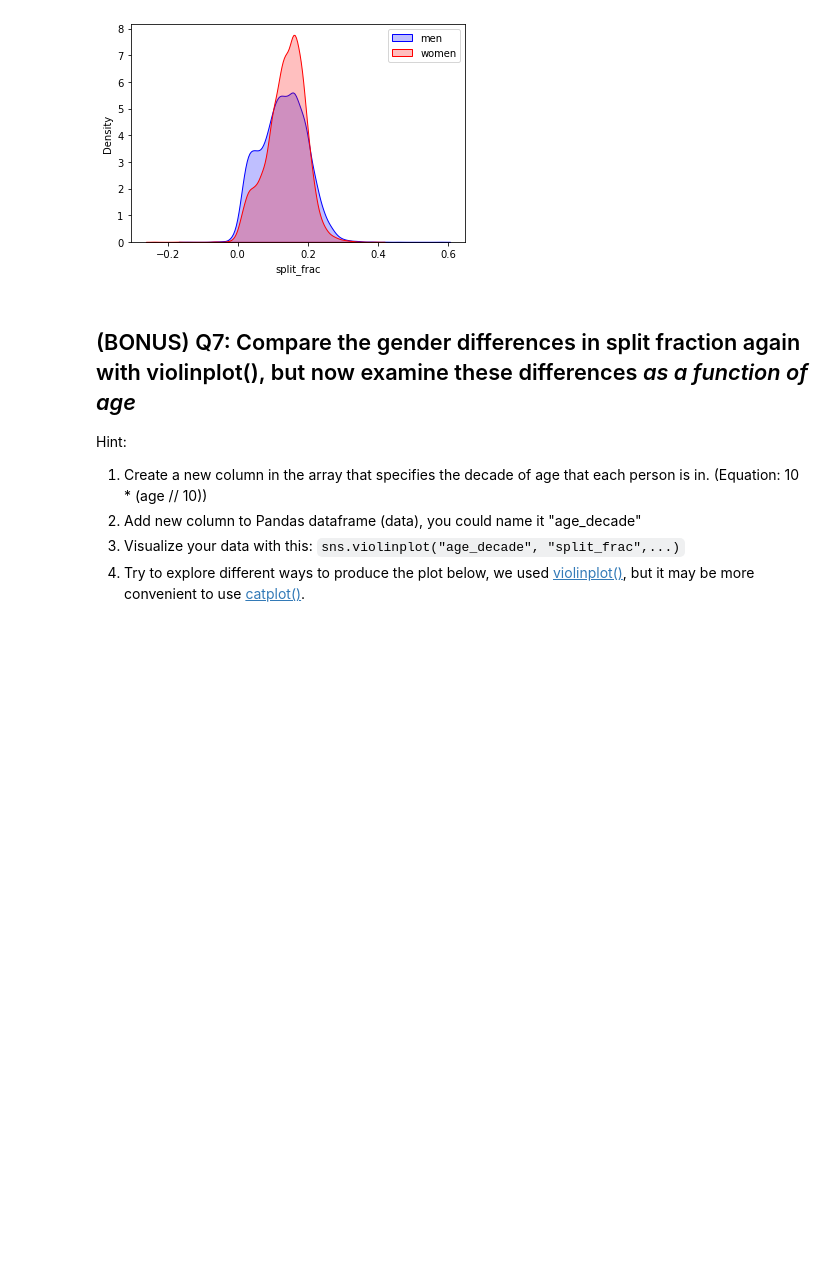
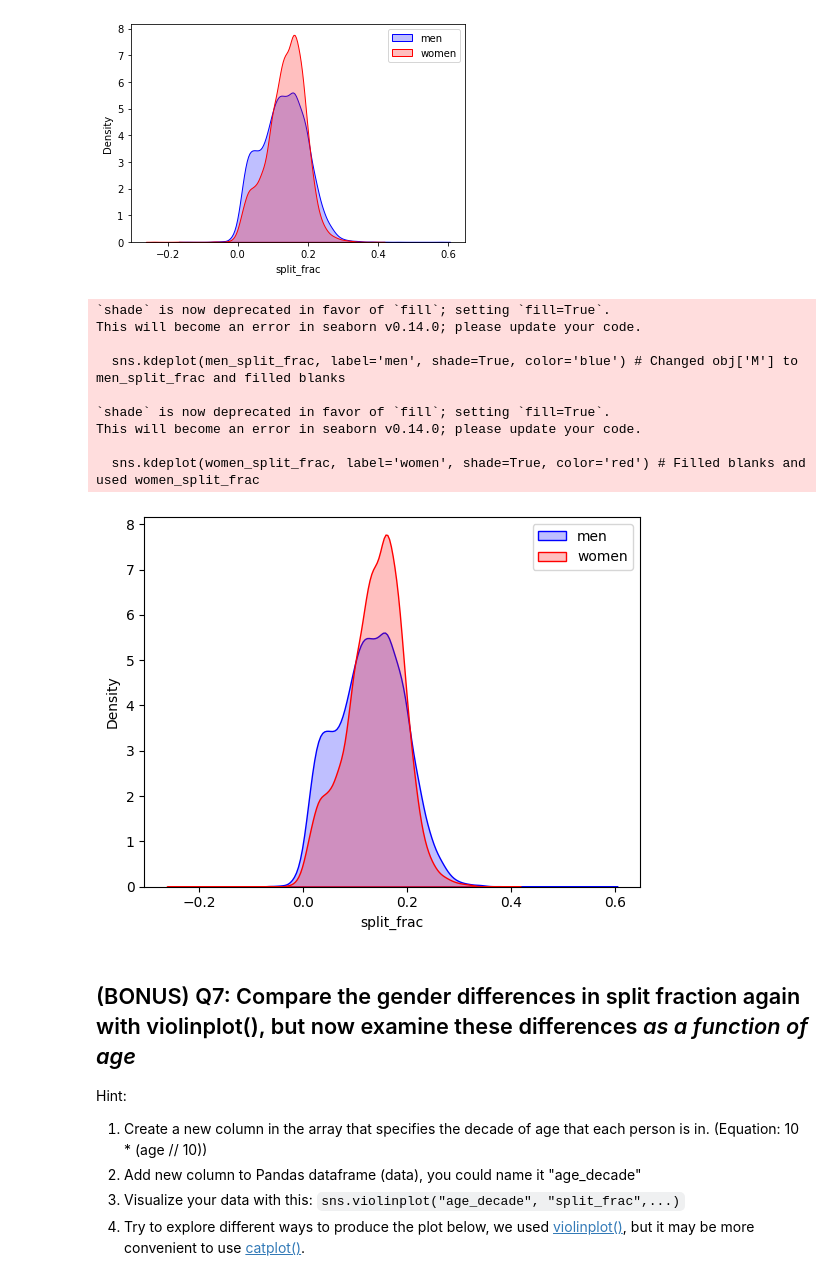
Before and after one commit to MarcoZanine/2024_Intro_Python, a Jupyter notebook: W4_S2.ipynb, the cells around one changed output. Saved outputs shown, nothing was run; the diff lists cells and outputs as text; code cells hidden in the pictures; blank space fills up the shorter version.

```diff
--- a/W4_S2.ipynb
+++ b/W4_S2.ipynb
@@ -148,3 +143,23 @@ plt.xlabel(________);
+# %%
+men_split_frac = data[data['gender'] == 'M']['split_frac']
+women_split_frac = data[data['gender'] == 'W']['split_frac']
+# Visualize male split_frac here.
+sns.kdeplot(men_split_frac, label='men', shade=True, color='blue') # Changed obj['M'] to men_split_frac and filled blanks
+# Visualize female split_frac here.
+sns.kdeplot(women_split_frac, label='women', shade=True, color='red') # Filled blanks and used women_split_frac
+plt.legend()
+plt.xlabel('split_frac');
+# %% [output]
+`shade` is now deprecated in favor of `fill`; setting `fill=True`.
+This will become an error in seaborn v0.14.0; please update your code.
+
+  sns.kdeplot(men_split_frac, label='men', shade=True, color='blue') # Changed obj['M'] to men_split_frac and filled blanks
+
+`shade` is now deprecated in favor of `fill`; setting `fill=True`.
+This will become an error in seaborn v0.14.0; please update your code.
+
+  sns.kdeplot(women_split_frac, label='women', shade=True, color='red') # Filled blanks and used women_split_frac
+[figure, added]
 # %% [markdown]
 ## (BONUS) Q7: Compare the gender differences in split fraction again with violinplot(), but now examine these differences *as a function of age*
 
```
Also changed, not shown: parts of 4 cells of this notebook.
